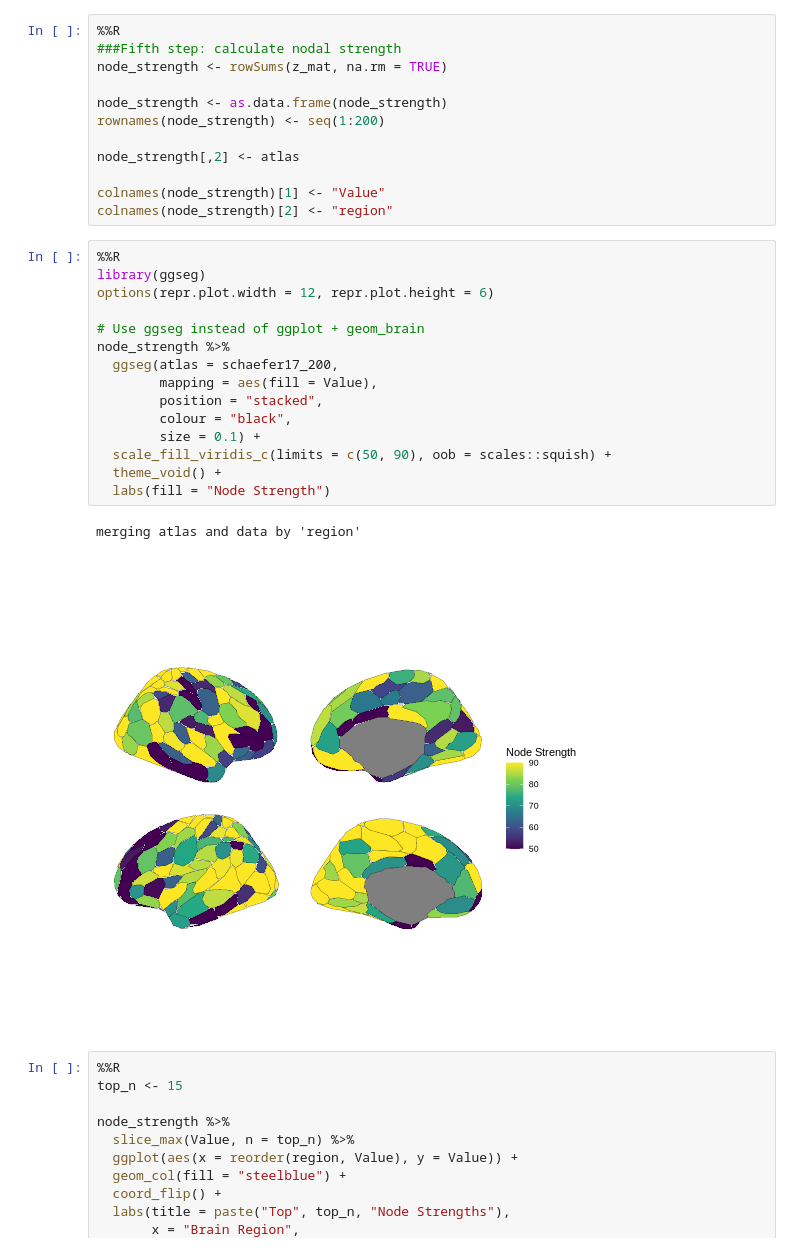
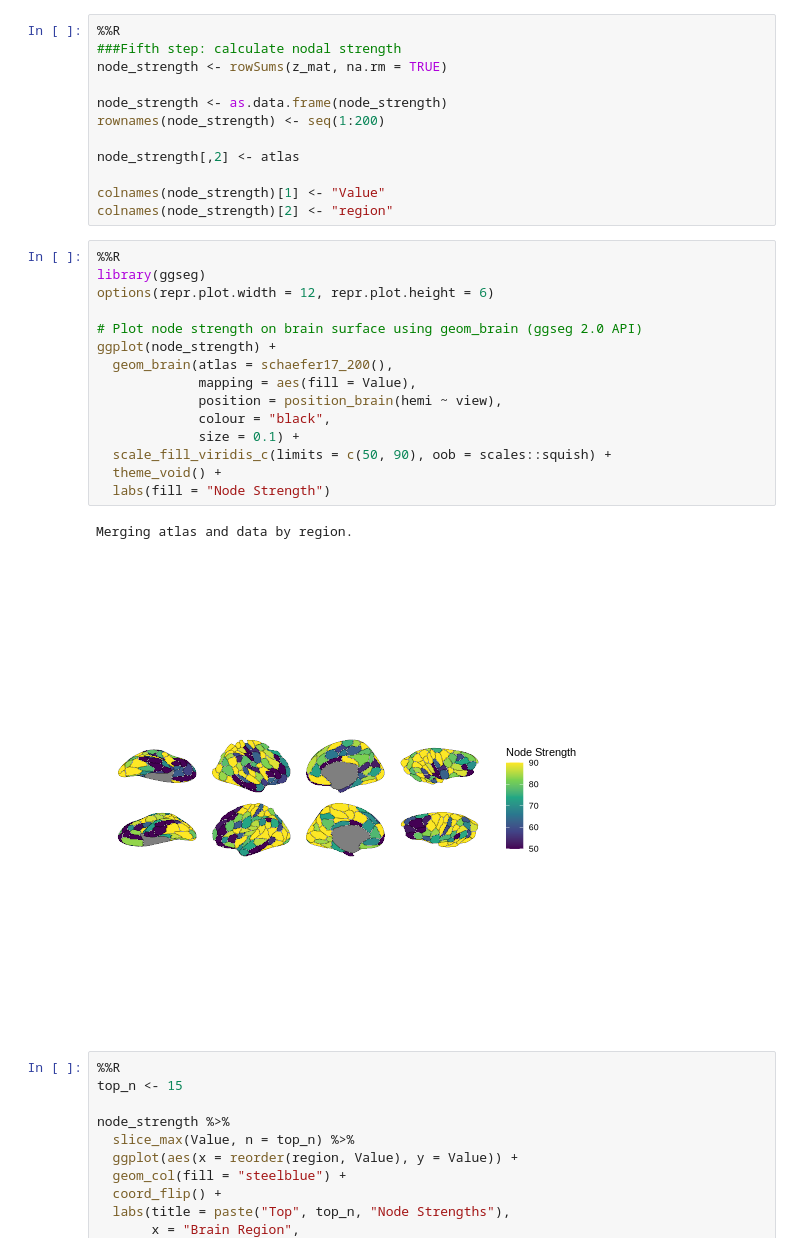
Before and after one commit to MoniDoerig/neurodeskedu, a Jupyter notebook: books/examples/functional_imaging/fMRI_tutorial_in_R_magic.ipynb, the cells around one changed output. Saved outputs shown, nothing was run; the diff lists cells and outputs as text.

```diff
--- a/books/examples/functional_imaging/fMRI_tutorial_in_R_magic.ipynb
+++ b/books/examples/functional_imaging/fMRI_tutorial_in_R_magic.ipynb
@@ -497,21 +433,21 @@ colnames(node_strength)[2] <- "region"
 # %%
 %%R
 library(ggseg)
 options(repr.plot.width = 12, repr.plot.height = 6)
 
-# Use ggseg instead of ggplot + geom_brain
-node_strength %>%
-  ggseg(atlas = schaefer17_200,
-        mapping = aes(fill = Value),
-        position = "stacked",
-        colour = "black",
-        size = 0.1) +
+# Plot node strength on brain surface using geom_brain (ggseg 2.0 API)
+ggplot(node_strength) +
+  geom_brain(atlas = schaefer17_200(),
+             mapping = aes(fill = Value),
+             position = position_brain(hemi ~ view),
+             colour = "black",
+             size = 0.1) +
   scale_fill_viridis_c(limits = c(50, 90), oob = scales::squish) +
   theme_void() +
   labs(fill = "Node Strength")
 # %% [output]
-merging atlas and data by 'region'
+Merging atlas and data by region.
-[figure, old version]
+[figure, new version]
 # %%
 %%R
 top_n <- 15
```
Also changed, not shown: parts of 7 cells of this notebook.
